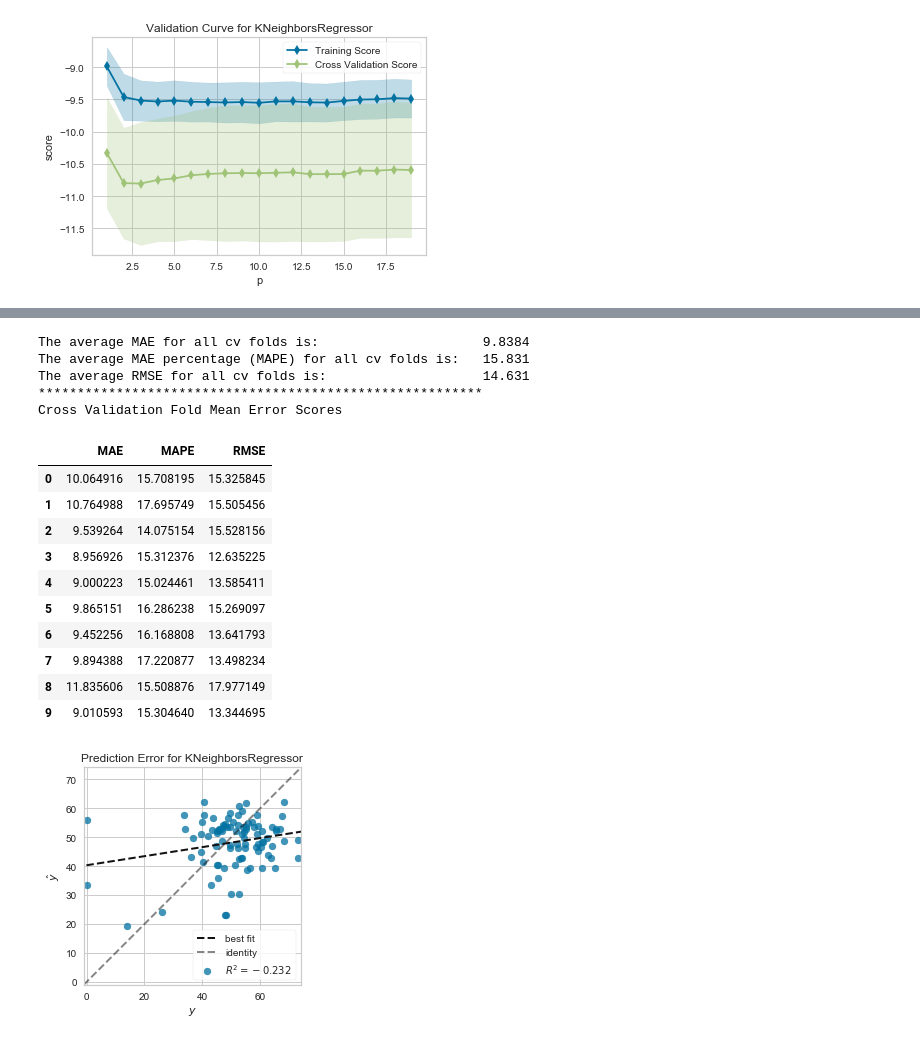
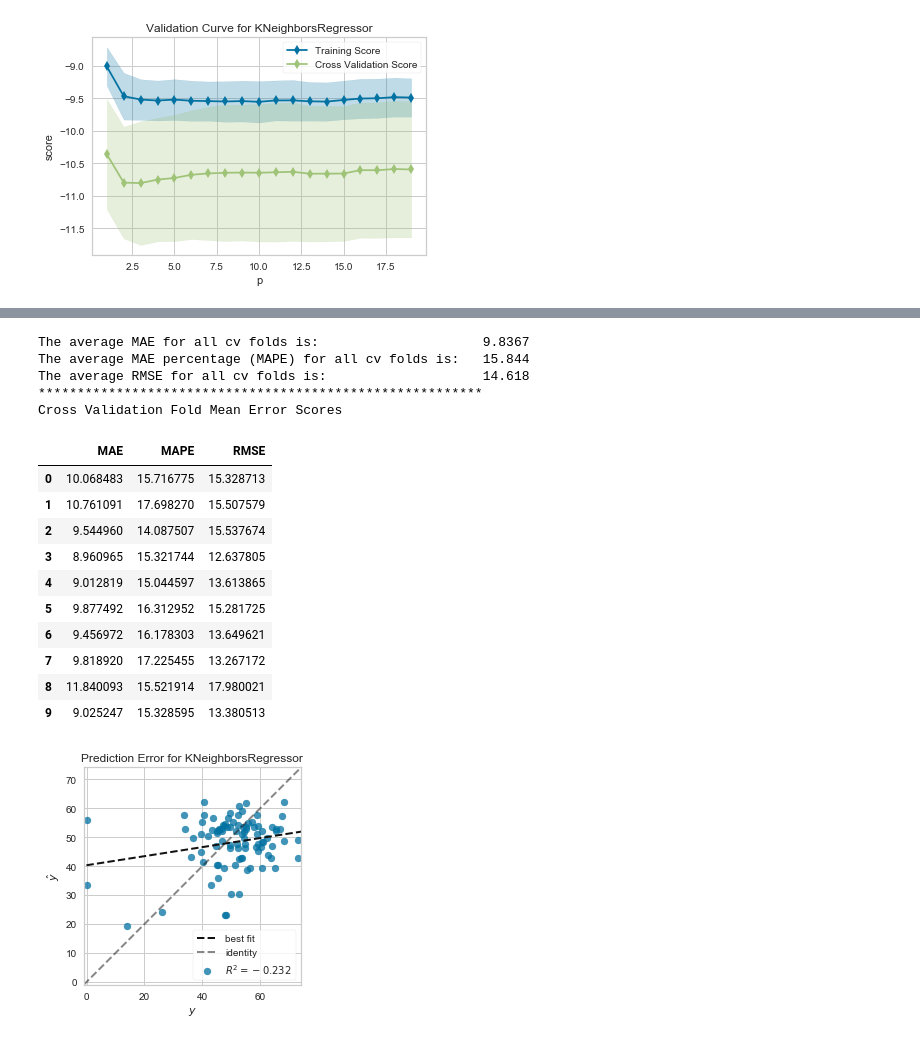
Before and after one commit to crkim13/7331DataMining, a Jupyter notebook: Lab2.ipynb, the cells around one changed output, grey strips where cells are left out. Cells and saved outputs as stored; diff of their text form; code cells hidden in the pictures.

```diff
--- a/Lab2.ipynb
+++ b/Lab2.ipynb
@@ -699,10 +732,10 @@ curve2.plot()
 # %%
 # train the model with mostly default settings to see how accurate it is
 # choosing k=5 and default settings to run intial model
-dfDropped_KNNr = neighbors.KNeighborsRegressor(n_neighbors=5, weights='distance', algorithm='auto', leaf_size=30, p=2, metric='minkowski')
-dfDropped_KNNr.fit(XSchPct_train_scaled, ySchPct_train)  # train object
+dfDroppedSchPctModels_KNNr = neighbors.KNeighborsRegressor(n_neighbors=5, weights='distance', algorithm='auto', leaf_size=30, p=2, metric='minkowski')
+dfDroppedSchPctModels_KNNr.fit(XSchPct_train_scaled, ySchPct_train)  # train object
 
-ySchPct_hat = dfDropped_KNNr.predict(XSchPct_test_scaled) # get test set precitions
+ySchPct_hat = dfDroppedSchPctModels_KNNr.predict(XSchPct_test_scaled) # get test set precitions
 
 errorSchPct = sqrt(mean_squared_error(ySchPct_test, ySchPct_hat)) #calculate rmse(y_test,y_hat)
 print('Root MSE (1-fold):', errorSchPct )
@@ -751,9 +813,9 @@ viz.poof()
 #source for hyper parameter code: https://www.ritchieng.com/machine-learning-efficiently-search-tuning-param/
 
 # define the parameter values that should be searched
-k_range = list(range(1, 11))
+k_range = list(range(1, 10))
 
-p_range = list(range(1, 8))
+p_range = list(range(1, 6))
 
 # Another parameter besides k that we might vary is the weights parameters
 # default options --> uniform (all points in the neighborhood are weighted equally)
@@ -774,12 +836,13 @@ param_grid = dict(n_neighbors = k_range, weights = weight_options,
 # exhaustive grid-search because it's trying every combination
 # 10-fold cross-validation is being performed 30 x 2 = 60 times
 
-grid = GridSearchCV(neighbors.KNeighborsRegressor(), param_grid, cv = cv_object2,
-                    scoring = mae_scorer, n_jobs = -1, verbose = 2)
-grid.fit(XSchPct_train_scaled, ySchPct_train)
+KNNgrid_SchPct = GridSearchCV(neighbors.KNeighborsRegressor(), param_grid,
+                              cv = cv_object2, scoring = mae_scorer,
+                              n_jobs = -1, verbose = 2)
+KNNgrid_SchPct.fit(XSchPct_train_scaled, ySchPct_train)
 
 # examine the best model
-print(grid.best_score_)
-print(grid.best_params_)
-print(grid.best_estimator_)
+print(KNNgrid_SchPct.best_score_)
+print(KNNgrid_SchPct.best_params_)
+print(KNNgrid_SchPct.best_estimator_)
 # %% [output]
@@ -804,24 +864,24 @@ KNeighborsRegressor(algorithm='auto', leaf_size=30, metric='minkowski',
 # %%
-gridEstimator2 = grid.best_estimator_
+KNNgridEstimator_SchPct = KNNgrid_SchPct.best_estimator_
 
-EvaluateRegressionEstimator(gridEstimator2, XSchPct, ySchPct, cv_object2)
+EvaluateRegressionEstimator(KNNgridEstimator_SchPct, XSchPct, ySchPct, cv_object2)
 # %% [output]
-The average MAE for all cv folds is:                     9.8384
-The average MAE percentage (MAPE) for all cv folds is:   15.831
-The average RMSE for all cv folds is:                    14.631
+The average MAE for all cv folds is:                     9.8367
+The average MAE percentage (MAPE) for all cv folds is:   15.844
+The average RMSE for all cv folds is:                    14.618
 *********************************************************
 Cross Validation Fold Mean Error Scores
 |  | MAE | MAPE | RMSE |
-| 0 | 10.064916 | 15.708195 | 15.325845 |
-| 1 | 10.764988 | 17.695749 | 15.505456 |
-| 2 | 9.539264 | 14.075154 | 15.528156 |
-| 3 | 8.956926 | 15.312376 | 12.635225 |
-| 4 | 9.000223 | 15.024461 | 13.585411 |
-| 5 | 9.865151 | 16.286238 | 15.269097 |
-| 6 | 9.452256 | 16.168808 | 13.641793 |
-| 7 | 9.894388 | 17.220877 | 13.498234 |
-| 8 | 11.835606 | 15.508876 | 17.977149 |
-| 9 | 9.010593 | 15.304640 | 13.344695 |
+| 0 | 10.068483 | 15.716775 | 15.328713 |
+| 1 | 10.761091 | 17.698270 | 15.507579 |
+| 2 | 9.544960 | 14.087507 | 15.537674 |
+| 3 | 8.960965 | 15.321744 | 12.637805 |
+| 4 | 9.012819 | 15.044597 | 13.613865 |
+| 5 | 9.877492 | 16.312952 | 15.281725 |
+| 6 | 9.456972 | 16.178303 | 13.649621 |
+| 7 | 9.818920 | 17.225455 | 13.267172 |
+| 8 | 11.840093 | 15.521914 | 17.980021 |
+| 9 | 9.025247 | 15.328595 | 13.380513 |
 # %%
 ########################3
 # don't know if this code is appropriate on how its set up now
```
Also changed, not shown: parts of 23 cells of this notebook.
